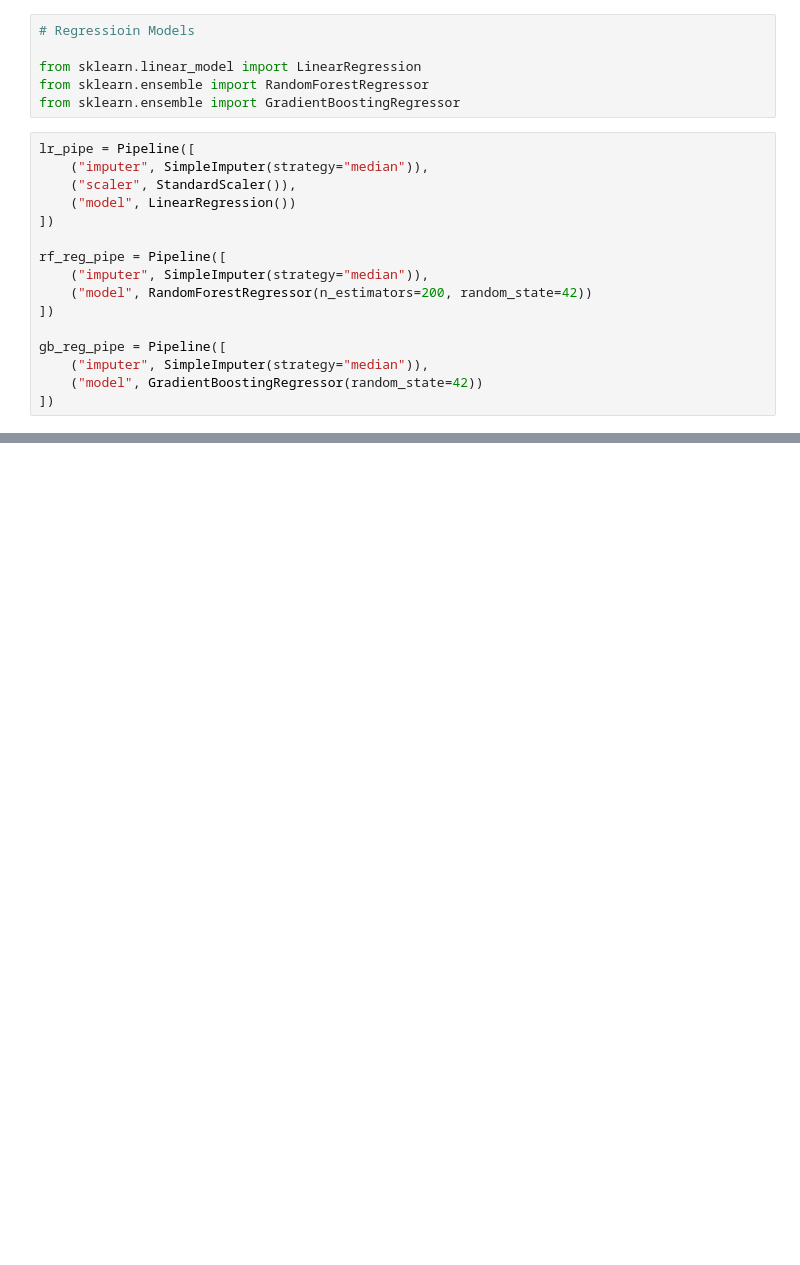
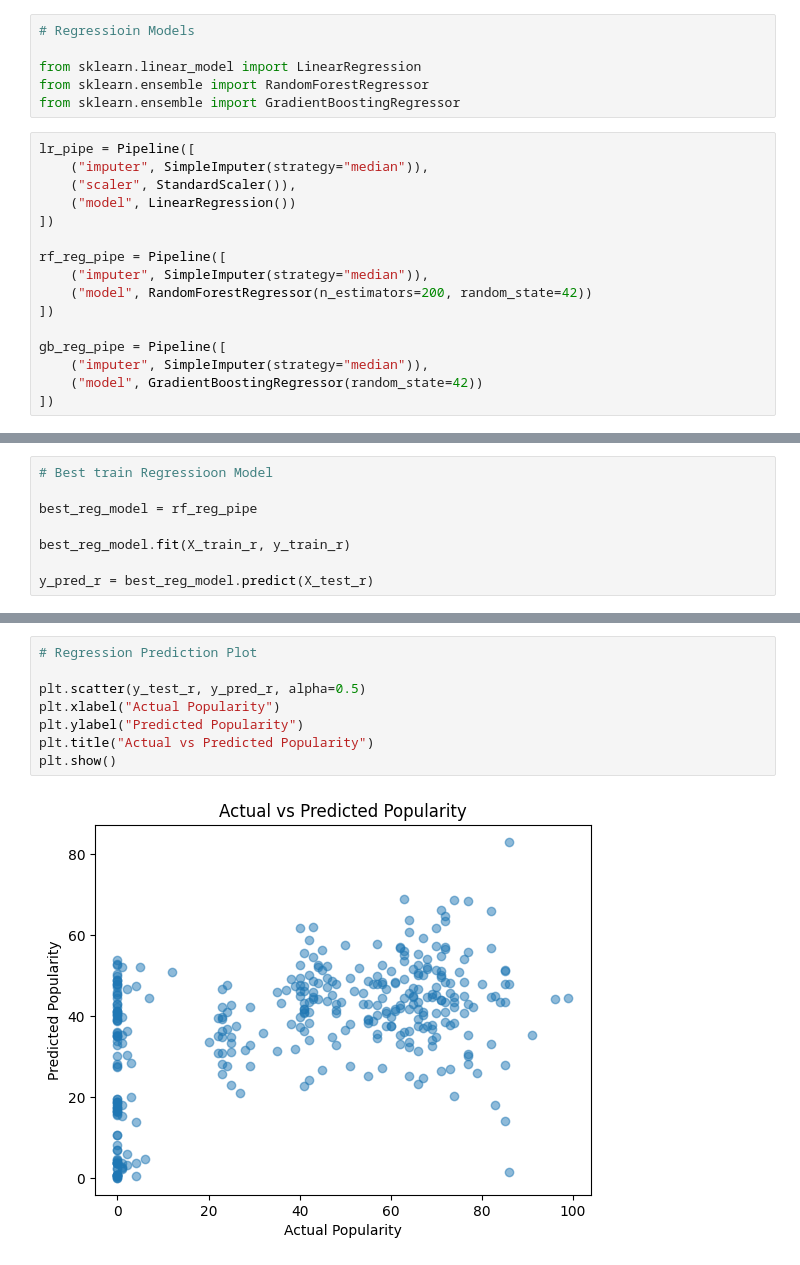
Before and after one commit to Kyle-R-H/CS4168-Data-Mining-Group-Project, a Jupyter notebook: dataminer.ipynb, the cells around one changed output, grey strips where cells are left out. Saved outputs shown, nothing was run; the diff lists cells and outputs as text; blank space fills up the shorter version.

```diff
--- a/dataminer.ipynb
+++ b/dataminer.ipynb
@@ -328,0 +441,8 @@ for name, model in reg_models.items():
+# %%
+# Best train Regressioon Model
+
+best_reg_model = rf_reg_pipe
+
+best_reg_model.fit(X_train_r, y_train_r)
+
+y_pred_r = best_reg_model.predict(X_test_r)
@@ -328,0 +478,10 @@ for name, model in reg_models.items():
+# %%
+# Regression Prediction Plot
+
+plt.scatter(y_test_r, y_pred_r, alpha=0.5)
+plt.xlabel("Actual Popularity")
+plt.ylabel("Predicted Popularity")
+plt.title("Actual vs Predicted Popularity")
+plt.show()
+# %% [output]
+[figure, added]
```
Also changed, not shown: parts of 18 cells of this notebook.
